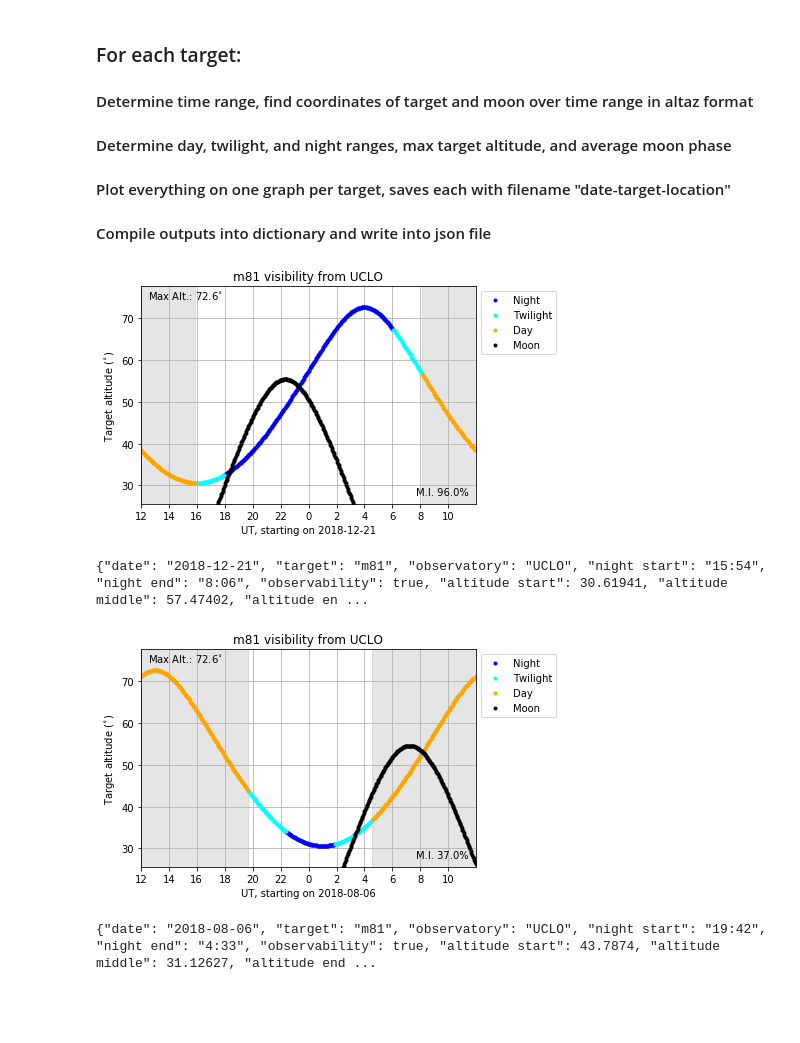
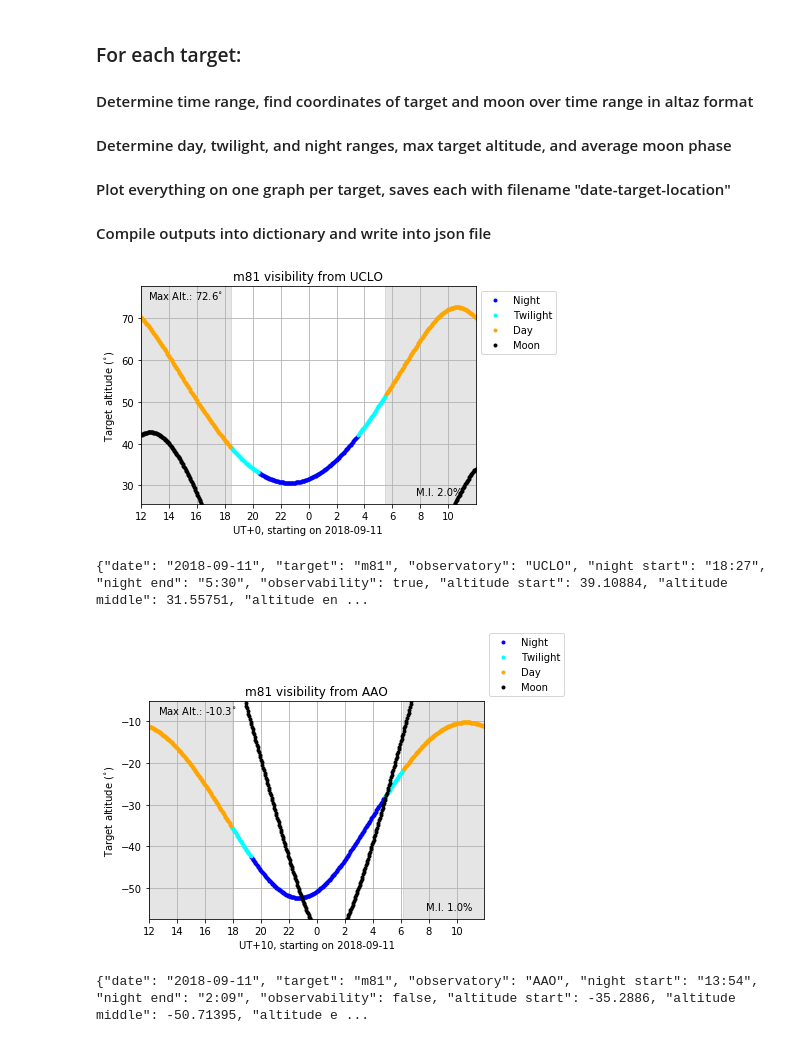
Before and after one commit to HamishCaines/VisPlot, a Jupyter notebook: VisPlot.ipynb, the cells around one changed output. Saved outputs shown, nothing was run; the diff lists cells and outputs as text; code cells hidden in the pictures; blank space fills up the shorter version.

Commit message:
Add files via upload
Timezone capability added

```diff
--- a/VisPlot.ipynb
+++ b/VisPlot.ipynb
@@ -18,7 +17,7 @@ import json
 # %%
 #makes a target object
 class Visibility:
-    def __init__(self, target_name, obs_date, coordinates, obs_name, latitude, longitude, altitude):
+    def __init__(self, target_name, obs_date, coordinates, obs_name, latitude, longitude, altitude, timezone):
         """Creates an observation target from the specified parameters
         :param target_name: target identifier
         :param obs_date: date of observation
@@ -35,28 +34,30 @@ class Visibility:
         self.lati = float(latitude)
         self.long = float(longitude)
         self.alti = float(altitude)
+        self.zone = int(timezone)
 # %% [markdown]
 #### Create location object
 # %%
 #makes a location object
 class Location:
-    def __init__(self, obs_name, latitude, longitude, altitude):
+    def __init__(self, obs_name, latitude, longitude, altitude, timezone):
         """Creates a location object from specified parameters
         :param obs_name: observatory name
-        :param latitude: observatory latitude
-        :param longitude: observation longitude
-        :param altitude: observatory altitude
+        :param latitude: observatory latitude in decimal deg
+        :param longitude: observation longitude in decimal deg
+        :param altitude: observatory altitude in m
         """
         self.loc = obs_name
         self.lati = latitude
         self.long = longitude
         self.alti = altitude
+        self.zone = timezone
 # %% [markdown]
 #### Load in location list from location file
 # %%
 locations=[] #list of observatories
 keys=[] #observatory keys
-locfilename = 'locations' #location file
+locfilename = 'locations.dat' #location file
 file = open(locfilename,'r')
 
 #read file one line at a time, extract data from each
@@ -72,15 +73,16 @@ for line in file:
         lat = tokens[1]
         lon = tokens[2]
         alt = tokens[3]
+        tzone = tokens[4]
 
         if tokens[0] not in keys: #check if location is already in list, only add if new
             keys.append(tokens[0])
-            newloc = Location(loc, lat, lon, alt) #initialise location object
+            newloc = Location(loc, lat, lon, alt, tzone) #initialise location object
             locations.append(newloc) #add to list
 # %% [markdown]
 #### Load in list of targets from file, using location list if location is specified
 # %%
-file = open(input_file,'r') #open file
+file = open(target_file+'.in','r') #open file
 
 targets=[]
 
@@ -107,13 +109,15 @@ for line in file:
             lat = locations[index].lati
             lon = locations[index].long
             alt = locations[index].alti
+            tz = locations[index].zone
 
         else: #if location not known, use rest of input for location data
             lat = tokens[5]
             lon = tokens[6]
             alt = tokens[7]
+            tz = tokens[8]
 
-        newtarget = Visibility(target, date, coord, loc, lat, lon, alt) #create target object
+        newtarget = Visibility(target, date, coord, loc, lat, lon, alt, tz) #create target object
         targets.append(newtarget) #add to list
 # %% [markdown]
 ### For each target:
@@ -124,13 +128,13 @@ for line in file:
 # %%
 datewidth = 1.0/24/20 #set number of data points
 
-output = open(output_file,'w')
+output = open(target_file+'.out','w')
 
 #loop over all targets
 for i in range(0,len(targets)):
     #determine time range
     ymd = [int(j) for j in targets[i].date.split('-')] #extract date data for each target
-    date = dt.datetime(*ymd) # convert to DateTime object
+    date = dt.datetime(*ymd) - dt.timedelta(hours = targets[i].zone) # convert to DateTime object and adjust for timezone of telescope
     jd = pyasl.jdcnv(date) #find Julian date
     jd_start = jd-0.5 #start of time range
     jd_end = jd+0.5 #end of time range
@@ -151,7 +155,7 @@ for i in range(0,len(targets)):
     mpos_altaz = pyasl.eq2hor(jds, np.ones(jds.size)*m_ra, np.ones(jds.size)*m_dec, lat=targets[i].lati, lon=targets[i].long, alt=targets[i].alti)
 
     mpha = pyasl.moonphase(jds) #find moonphase
-    avg_mpha = np.mean(mpha)
+    avg_mpha = np.round(np.mean(mpha),2)
     moonvis = np.where(mpos_altaz[0] > 0.0)[0] #find whether moon is visible
 
     #find ranges on day, twilight, and night
@@ -172,21 +176,21 @@ for i in range(0,len(targets)):
     #set x labels to UTC time
     xrange = axes.get_xlim()
     jdhours = np.arange(0,3,1.0/12.0)
-    utchours = (np.arange(0,72,2,dtype=int)+12)%24
+    utchours = (np.arange(0,72,2,dtype=int)+12+targets[i].zone)%24
     plt.xticks(jdhours,utchours)
 
     #graph settings
-    plt.xlabel('UT, starting on '+targets[i].date)
+    plt.xlabel('UT+'+str(targets[i].zone)+', starting on '+targets[i].date)
     plt.ylabel('Target altitude ($^{\circ}$)')
     plt.grid()
     lgd = plt.legend(bbox_to_anchor=(1,1))
     plt.title(targets[i].name+' visibility from '+targets[i].loc)
     plt.xlim(jdsub[0],jdsub[len(jdsub)-1])
     plt.ylim(min(altaz[0])-5,max(altaz[0])+5)
-    plt.text(0.82,min(altaz[0]-3),'M.I. '+str(np.round(avg_mpha,2)*100)+'%') #calculate average moon illumination
+    plt.text(0.82+targets[i].zone/17,min(altaz[0]-3),'M.I. '+str(avg_mpha*100)+'%') #calculate average moon illumination
     plt.axvspan(0,jdsub[twi][0], color='k', alpha=0.1)
-    plt.axvspan(jdsub[twi][len(jdsub[twi])-1], 1, color='k',alpha=0.1)
-    plt.text(0.02,maxalt+2,'Max Alt.: '+str(np.round(maxalt,1))+'$^{\circ}$')
+    plt.axvspan(jdsub[twi][len(jdsub[twi])-1], 1+targets[i].zone, color='k',alpha=0.1)
+    plt.text(0.02+targets[i].zone/17,maxalt+2,'Max Alt.: '+str(np.round(maxalt,1))+'$^{\circ}$')
 
     #plot graph
     plt.savefig(targets[i].date+'-'+targets[i].name+'-'+targets[i].loc,dpi=300, bbox_extra_artists=(lgd,),bbox_inches='tight')
@@ -230,36 +234,36 @@ for i in range(0,len(targets)):
     alt_mid = altaz[0][midindex]
 
     #check if target moves above horizon
     if max(altaz[0] > 0):
         observable = True
 
     #round floats
     alt_start = np.round(alt_start,5)
     alt_mid = np.round(alt_mid,5)
     alt_end = np.round(alt_end,5)
 
     #put data into dictionary
     out_data = {
         'date' : targets[i].date,
         'target' : targets[i].name,
         'observatory' : targets[i].loc,
         'night start' : ns_utc,
         'night end' : ne_utc,
         'observability' : observable,
         'altitude start' : alt_start,
         'altitude middle' : alt_mid,
-        'altitude end' : alt_end
+        'altitude end' : alt_end,
+        'moon phase' : avg_mpha
 
     }
 
     json_data = json.dumps(out_data, ensure_ascii=False) #convert dictionary to json
     print(json_data)
     output.write(json_data+'\n') #write to file
 
-
 output.close()
 # %% [output]
-[figure, old version]
+[figure, new version]
-{"date": "2018-12-21", "target": "m81", "observatory": "UCLO", "night start": "15:54", "night end": "8:06", "observability": true, "altitude start": 30.61941, "altitude middle": 57.47402, "altitude en ...
+{"date": "2018-09-11", "target": "m81", "observatory": "UCLO", "night start": "18:27", "night end": "5:30", "observability": true, "altitude start": 39.10884, "altitude middle": 31.55751, "altitude en ...
-[figure, old version]
+[figure, new version]
-{"date": "2018-08-06", "target": "m81", "observatory": "UCLO", "night start": "19:42", "night end": "4:33", "observability": true, "altitude start": 43.7874, "altitude middle": 31.12627, "altitude end ...
+{"date": "2018-09-11", "target": "m81", "observatory": "AAO", "night start": "13:54", "night end": "2:09", "observability": false, "altitude start": -35.2886, "altitude middle": -50.71395, "altitude e ...
```
Also changed, not shown: parts of 3 cells of this notebook, 2 other files.
